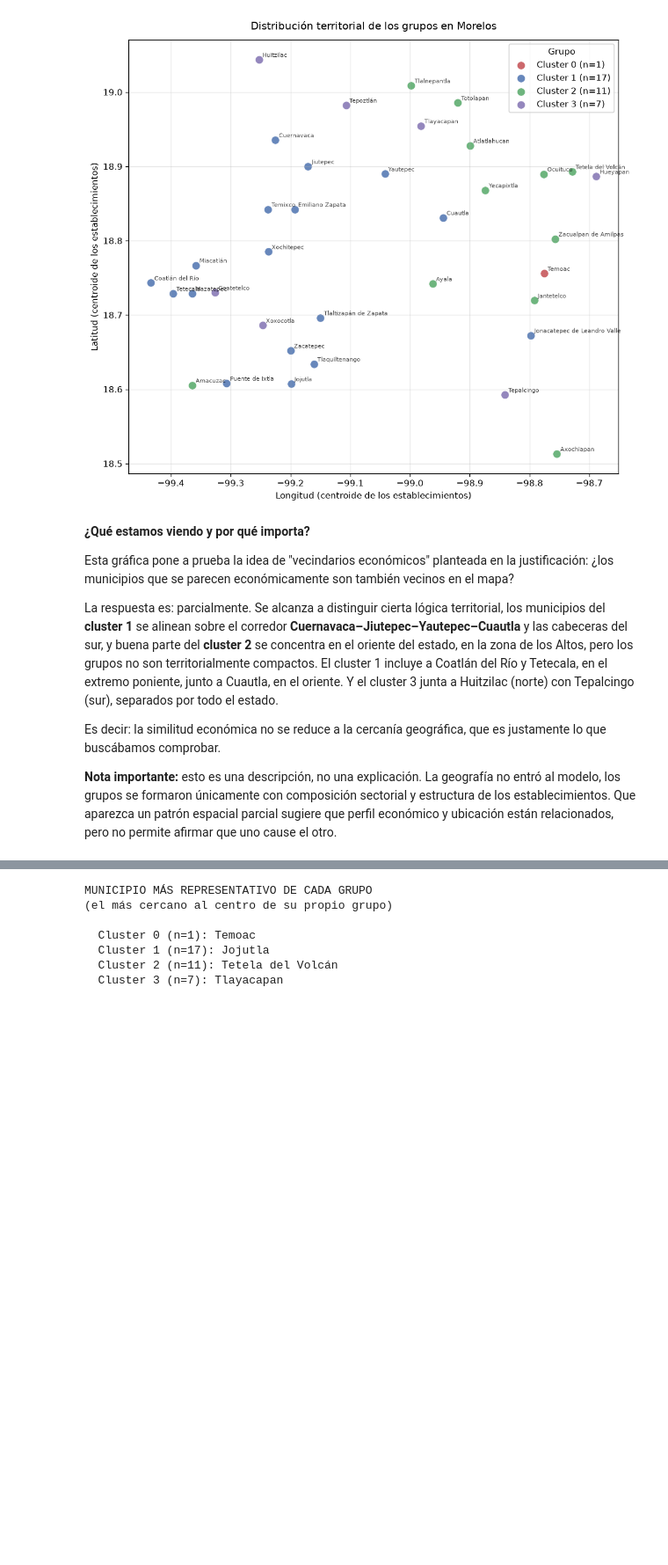
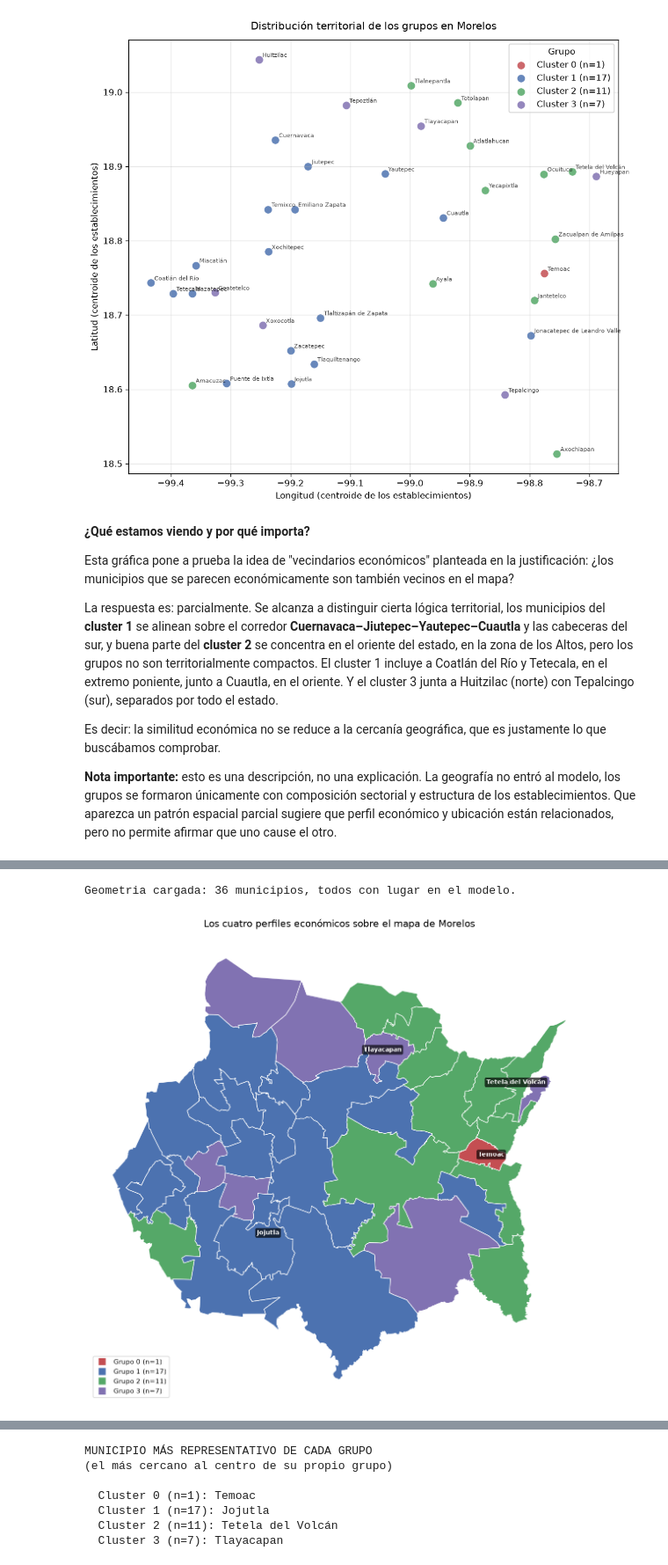
Before and after one commit to JuanDiazPro/perfil-economico-municipios-mx, a Jupyter notebook: notebook/analisis_datos_publicos.ipynb, the cells around one changed output, grey strips where cells are left out. Shown at 88% size. Drawn from its saved outputs; the diff is of its cells as text; code cells hidden in the pictures; blank space fills up the shorter version.

```diff
--- a/notebook/analisis_datos_publicos.ipynb
+++ b/notebook/analisis_datos_publicos.ipynb
@@ -1628,0 +1715,63 @@ relacionados, pero no permite afirmar que uno cause el otro.
+# %%
+# La geometria es un insumo externo: verificamos que exista y que cuadre.
+import json
+
+RUTA_GEO = BASE / 'data' / 'geo' / 'morelos_municipios.geojson'
+assert RUTA_GEO.exists(), f'Falta el archivo de geometria en {RUTA_GEO}'
+
+with open(RUTA_GEO, encoding='utf-8') as f:
+    geojson_mun = json.load(f)
+
+# La geometria y el modelo tienen que hablar de los mismos 36 municipios.
+municipios_geo = {f['properties']['municipio'] for f in geojson_mun['features']}
+assert municipios_geo == set(df_mun.index), (
+    f'Desajuste entre geometria y modelo: {municipios_geo ^ set(df_mun.index)}')
+
+print('Geometria cargada:', len(geojson_mun['features']), 'municipios, todos con lugar en el modelo.')
+# %% [output]
+Geometria cargada: 36 municipios, todos con lugar en el modelo.
+# %%
+from matplotlib.patches import Polygon as PoligonoMPL
+from matplotlib.lines import Line2D
+
+
+def anillos_de(feature):
+    """Devuelve los anillos exteriores de un Polygon o de un MultiPolygon."""
+    g = feature['geometry']
+    partes = [g['coordinates']] if g['type'] == 'Polygon' else g['coordinates']
+    return [parte[0] for parte in partes]
+
+
+fig, ax = plt.subplots(figsize=(10, 9.5))
+
+for feature in geojson_mun['features']:
+    municipio = feature['properties']['municipio']
+    grupo = df_mun.loc[municipio, 'cluster']
+    for anillo in anillos_de(feature):
+        ax.add_patch(PoligonoMPL(anillo, closed=True,
+                                 facecolor=COLORES_CLUSTER[grupo],
+                                 edgecolor='white', linewidth=0.9))
+
+# Etiquetamos solo al representante de cada grupo: 36 nombres encimados no se leen.
+for municipio in ['Temoac', 'Jojutla', 'Tetela del Volcán', 'Tlayacapan']:
+    ax.annotate(municipio,
+                (df_mun.loc[municipio, 'lon_prom'], df_mun.loc[municipio, 'lat_prom']),
+                fontsize=8.5, fontweight='bold', color='white', ha='center',
+                bbox=dict(boxstyle='round,pad=0.28', facecolor='#000000AA', edgecolor='none'))
+
+ax.set_aspect('equal')
+ax.autoscale_view()
+ax.set_axis_off()
+ax.set_title('Los cuatro perfiles económicos sobre el mapa de Morelos', fontsize=13, pad=14)
+
+ax.legend(handles=[Line2D([0], [0], marker='s', linestyle='', markersize=11,
+                          markerfacecolor=COLORES_CLUSTER[c], markeredgecolor='white',
+                          label=f'Grupo {c} (n={(df_mun["cluster"] == c).sum()})')
+                   for c in sorted(df_mun['cluster'].unique())],
+          loc='lower left', frameon=True, fontsize=9)
+
+plt.tight_layout()
+plt.savefig(RUTA_IMAGENES / 'grafica_7_mapa_municipios.png', bbox_inches='tight', dpi=140)
+plt.show()
+# %% [output]
+[figure, added]
```
Also changed, not shown: parts of 9 cells of this notebook, 7 other files.
